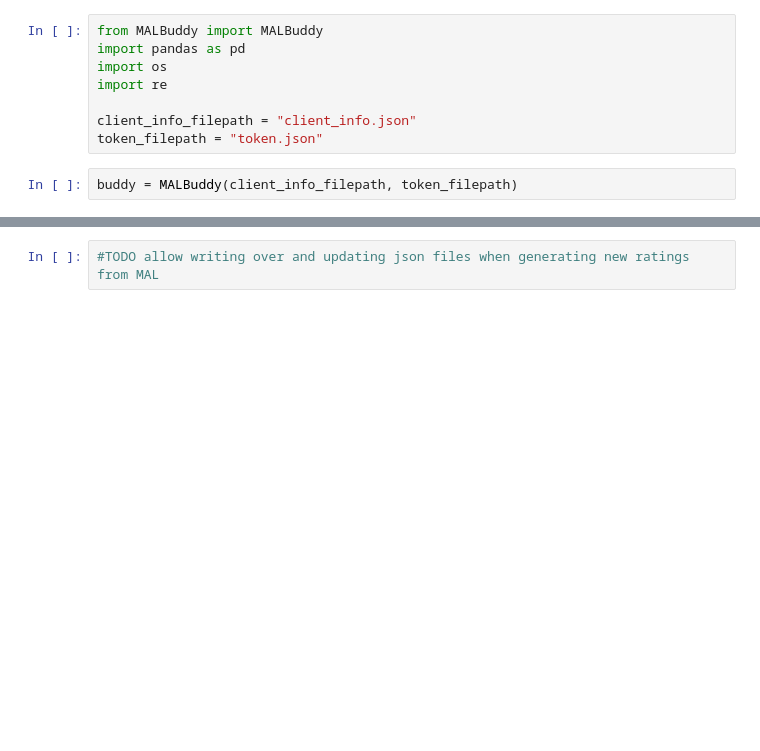
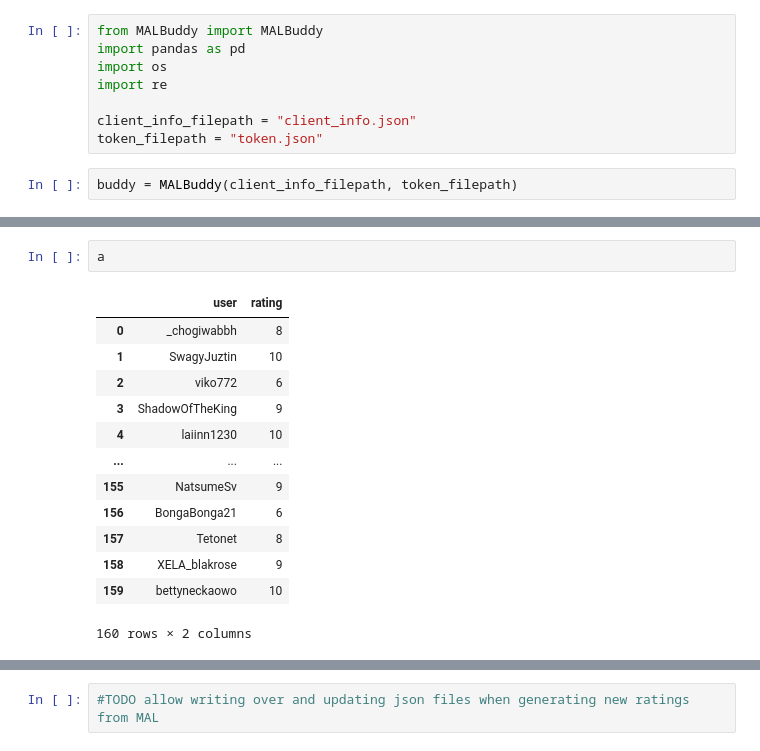
Before and after one commit to MALBuddy/MALBuddy, a Jupyter notebook: get_similar_user_ratings.ipynb, the cells around one changed output, grey strips where cells are left out. Saved outputs shown, nothing was run; the diff lists cells and outputs as text; blank space fills up the shorter version.

```diff
--- a/get_similar_user_ratings.ipynb
+++ b/get_similar_user_ratings.ipynb
@@ -63,0 +85,16 @@ NameError: name 'buddy' is not defined
+# %%
+a
+# %% [output]
+|  | user | rating |
+| 0 | _chogiwabbh | 8 |
+| 1 | SwagyJuztin | 10 |
+| 2 | viko772 | 6 |
+| 3 | ShadowOfTheKing | 9 |
+| 4 | laiinn1230 | 10 |
+| ... | ... | ... |
+| 155 | NatsumeSv | 9 |
+| 156 | BongaBonga21 | 6 |
+| 157 | Tetonet | 8 |
+| 158 | XELA_blakrose | 9 |
+| 159 | bettyneckaowo | 10 |
+160 rows × 2 columns
```
Also changed, not shown: parts of 25 cells of this notebook, 3 other files.
